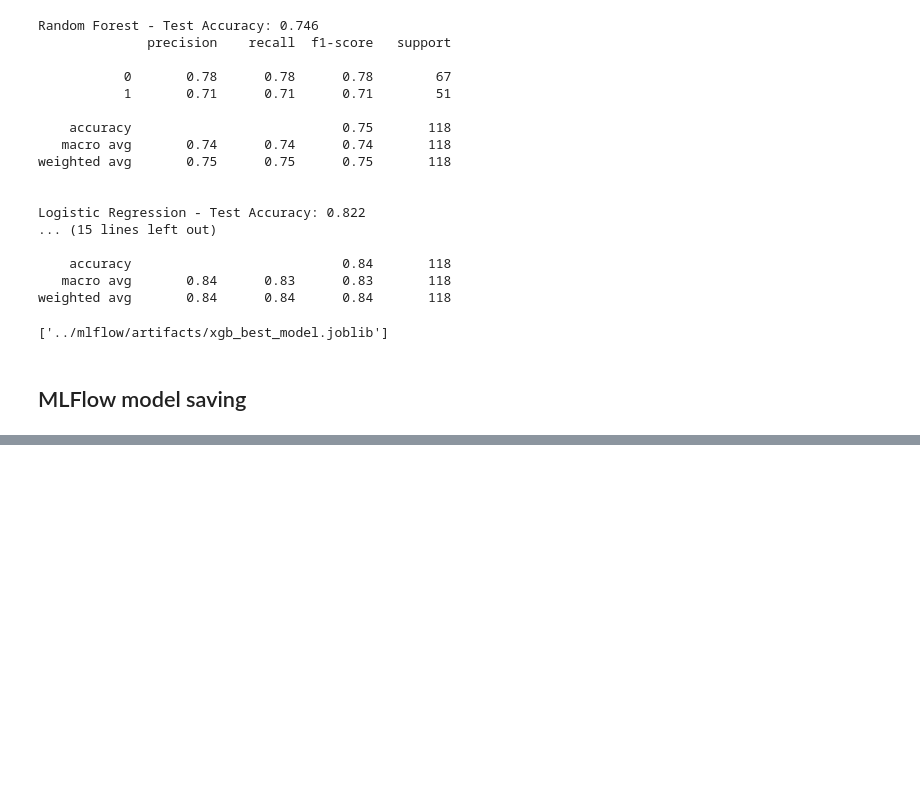
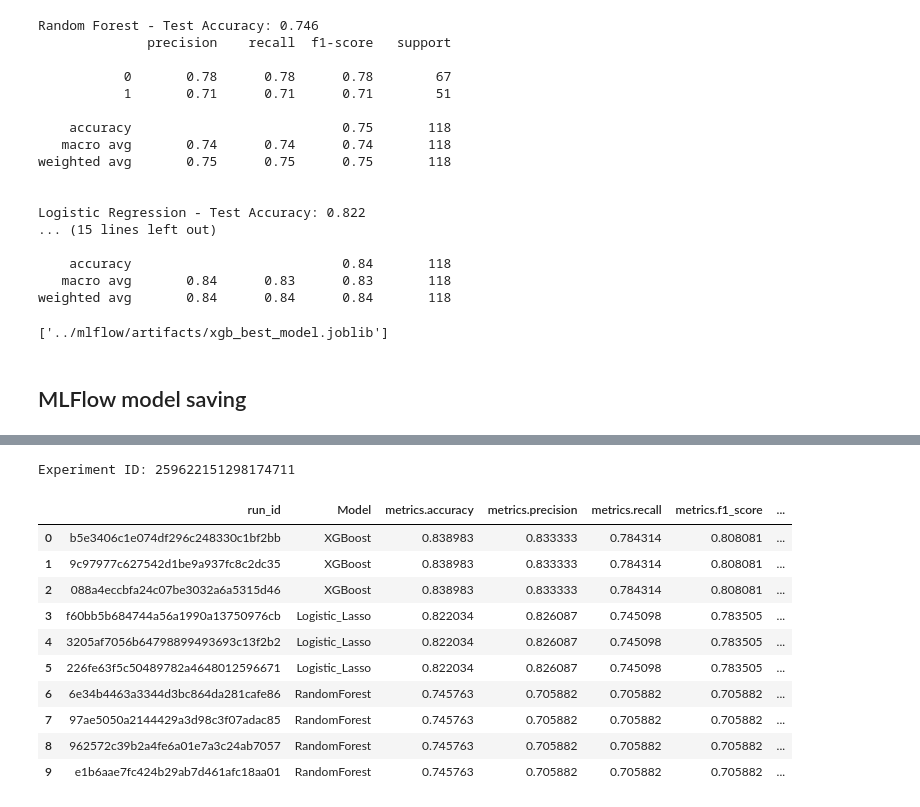
Before and after one commit to jariel17/ml_models, a Jupyter notebook: notebooks/modeling.ipynb, the cells around one changed output, grey strips where cells are left out. Cells and saved outputs as stored; diff of their text form; code cells hidden in the pictures; blank space fills up the shorter version.

```diff
--- a/notebooks/modeling.ipynb
+++ b/notebooks/modeling.ipynb
@@ -376,0 +319,5 @@ XGBoost logged successfully → Recall: 0.784, ROC-AUC: 0.936
+# %%
+experiment = mlflow.get_experiment_by_name("Appendicitis_Diagnosis_Models")
+print("Experiment ID:", experiment.experiment_id)
+# %% [output]
+Experiment ID: 259622151298174711
@@ -376,0 +329,31 @@ XGBoost logged successfully → Recall: 0.784, ROC-AUC: 0.936
+# %%
+columns_to_display = [
+    "run_id",
+    "tags.mlflow.runName",
+    "metrics.accuracy",
+    "metrics.precision",
+    "metrics.recall",
+    "metrics.f1_score",
+    "metrics.roc_auc"
+]
+
+df_summary = df_runs[columns_to_display].copy()
+df_summary = df_summary.rename(columns={"tags.mlflow.runName": "Model"})
+
+# Sort by Recall first (critical metric for appendicitis)
+df_summary = df_summary.sort_values(by="metrics.recall", ascending=False)
+df_summary.reset_index(drop=True, inplace=True)
+
+df_summary
+# %% [output]
+|  | run_id | Model | metrics.accuracy | metrics.precision | metrics.recall | metrics.f1_score | ... |
+| 0 | b5e3406c1e074df296c248330c1bf2bb | XGBoost | 0.838983 | 0.833333 | 0.784314 | 0.808081 | ... |
+| 1 | 9c97977c627542d1be9a937fc8c2dc35 | XGBoost | 0.838983 | 0.833333 | 0.784314 | 0.808081 | ... |
+| 2 | 088a4eccbfa24c07be3032a6a5315d46 | XGBoost | 0.838983 | 0.833333 | 0.784314 | 0.808081 | ... |
+| 3 | f60bb5b684744a56a1990a13750976cb | Logistic_Lasso | 0.822034 | 0.826087 | 0.745098 | 0.783505 | ... |
+| 4 | 3205af7056b64798899493693c13f2b2 | Logistic_Lasso | 0.822034 | 0.826087 | 0.745098 | 0.783505 | ... |
+| 5 | 226fe63f5c50489782a4648012596671 | Logistic_Lasso | 0.822034 | 0.826087 | 0.745098 | 0.783505 | ... |
+| 6 | 6e34b4463a3344d3bc864da281cafe86 | RandomForest | 0.745763 | 0.705882 | 0.705882 | 0.705882 | ... |
+| 7 | 97ae5050a2144429a3d98c3f07adac85 | RandomForest | 0.745763 | 0.705882 | 0.705882 | 0.705882 | ... |
+| 8 | 962572c39b2a4fe6a01e7a3c24ab7057 | RandomForest | 0.745763 | 0.705882 | 0.705882 | 0.705882 | ... |
+| 9 | e1b6aae7fc424b29ab7d461afc18aa01 | RandomForest | 0.745763 | 0.705882 | 0.705882 | 0.705882 | ... |
```
Also changed, not shown: parts of 15 cells of this notebook, 1 other file.
